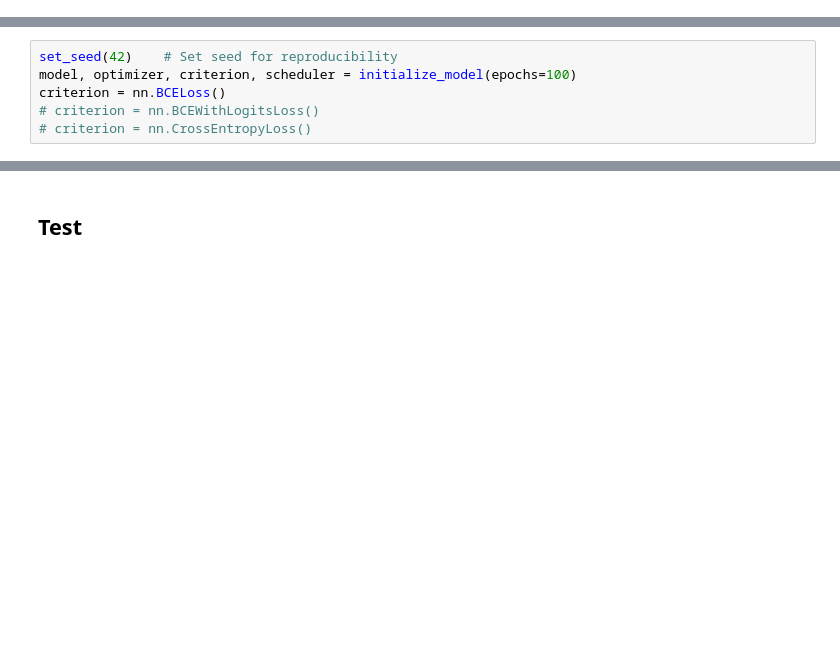
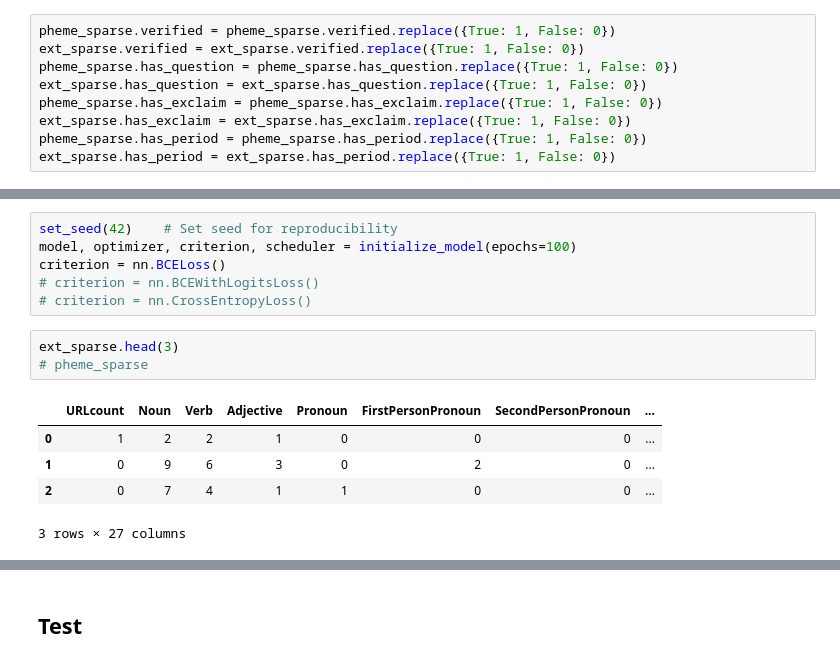
Before and after one commit to zzunebye/Capstone-code-data, a Jupyter notebook: _CLF_SPARSE_MLP.ipynb, the cells around one changed output, grey strips where cells are left out. Saved outputs shown, nothing was run; the diff lists cells and outputs as text; blank space fills up the shorter version.

```diff
--- a/_CLF_SPARSE_MLP.ipynb
+++ b/_CLF_SPARSE_MLP.ipynb
@@ -50,0 +47,9 @@ rhi_y = pd.read_csv('./data/_RHI_target.csv')
+# %%
+pheme_sparse.verified = pheme_sparse.verified.replace({True: 1, False: 0})
+ext_sparse.verified = ext_sparse.verified.replace({True: 1, False: 0})
+pheme_sparse.has_question = pheme_sparse.has_question.replace({True: 1, False: 0})
+ext_sparse.has_question = ext_sparse.has_question.replace({True: 1, False: 0})
+pheme_sparse.has_exclaim = pheme_sparse.has_exclaim.replace({True: 1, False: 0})
+ext_sparse.has_exclaim = ext_sparse.has_exclaim.replace({True: 1, False: 0})
+pheme_sparse.has_period = pheme_sparse.has_period.replace({True: 1, False: 0})
+ext_sparse.has_period = ext_sparse.has_period.replace({True: 1, False: 0})
@@ -303,4 +305,13 @@ model, optimizer, criterion, scheduler = initialize_model(epochs=100)
 criterion = nn.BCELoss()
 # criterion = nn.BCEWithLogitsLoss()
 # criterion = nn.CrossEntropyLoss()
+# %%
+ext_sparse.head(3)
+# pheme_sparse
+# %% [output]
+|  | URLcount | Noun | Verb | Adjective | Pronoun | FirstPersonPronoun | SecondPersonPronoun | ... |
+| 0 | 1 | 2 | 2 | 1 | 0 | 0 | 0 | ... |
+| 1 | 0 | 9 | 6 | 3 | 0 | 2 | 0 | ... |
+| 2 | 0 | 7 | 4 | 1 | 1 | 0 | 0 | ... |
+3 rows × 27 columns
 # %%
```
Also changed, not shown: parts of 10 cells of this notebook, 3 other files.
